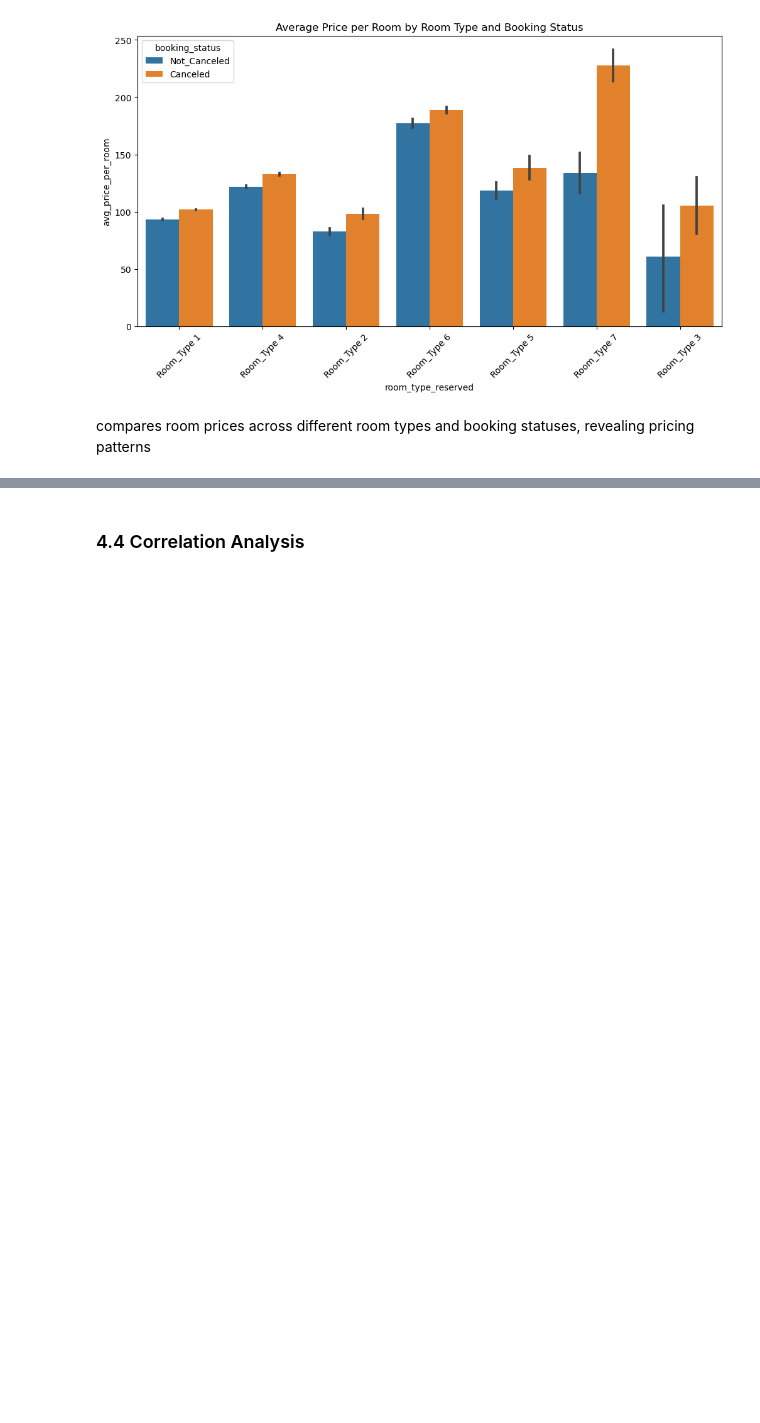
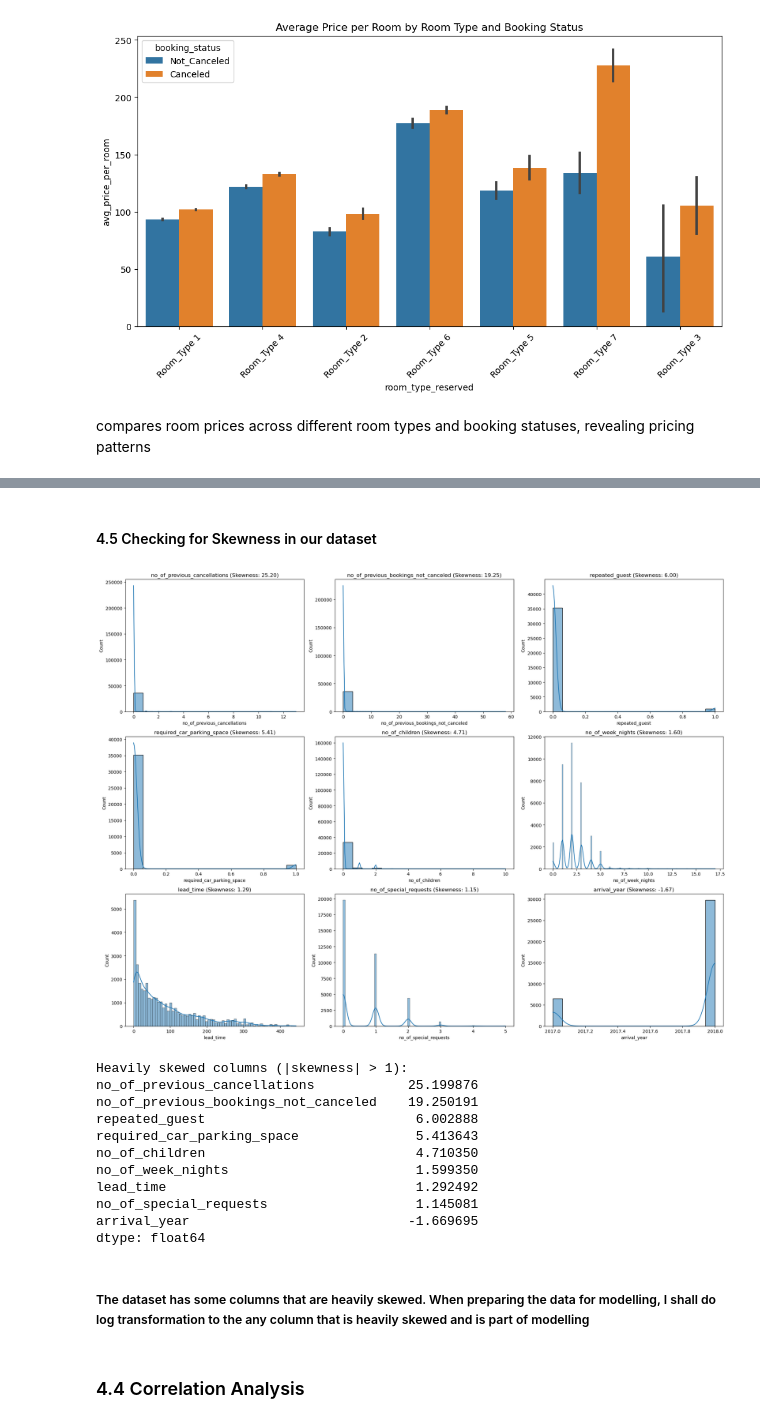
Before and after one commit to James-tech4/JAMES-PHASE-3-DSPT-8-PROJECT, a Jupyter notebook: project3.ipynb, the cells around one changed output, grey strips where cells are left out. Drawn from its saved outputs; the diff is of its cells as text; code cells hidden in the pictures; blank space fills up the shorter version.

```diff
--- a/project3.ipynb
+++ b/project3.ipynb
@@ -306,3 +343,44 @@ compares room prices across different room types and booking statuses, revealing
+# %% [markdown]
+#### 4.5 Checking for Skewness in our dataset
+# %%
+# Calculate skewness for numerical columns
+skewness = df[numerical_cols].skew()
+
+# Filter heavily skewed columns (absolute skewness > 1)
+heavily_skewed = skewness[abs(skewness) > 1].sort_values(ascending=False)
+
+# Visualize all heavily skewed columns in one canvas
+fig, axes = plt.subplots(3, 3, figsize=(20, 15))  # Adjust grid size based on the number of columns
+axes = axes.ravel()
+
+for idx, (column, skew_value) in enumerate(heavily_skewed.items()):
+    sns.histplot(data=df, x=column, ax=axes[idx], kde=True)
+    axes[idx].set_title(f'{column} (Skewness: {skew_value:.2f})')
+
+# Hide any unused subplots
+for idx in range(len(heavily_skewed), len(axes)):
+    axes[idx].set_visible(False)
+
+plt.tight_layout()
+plt.show()
+
+print("Heavily skewed columns (|skewness| > 1):")
+print(heavily_skewed)
+# %% [output]
+[figure, added]
+Heavily skewed columns (|skewness| > 1):
+no_of_previous_cancellations            25.199876
+no_of_previous_bookings_not_canceled    19.250191
+repeated_guest                           6.002888
+required_car_parking_space               5.413643
+no_of_children                           4.710350
+no_of_week_nights                        1.599350
+lead_time                                1.292492
+no_of_special_requests                   1.145081
+arrival_year                            -1.669695
+dtype: float64
+# %% [markdown]
+##### The dataset has some columns that are heavily skewed. When preparing the data for modelling, I shall do log transformation to the any column that is heavily skewed and is part of modelling
 # %% [markdown]
 ### 4.4 Correlation Analysis
 # %%
```
Also changed, not shown: parts of 30 cells of this notebook, 1 other file.
